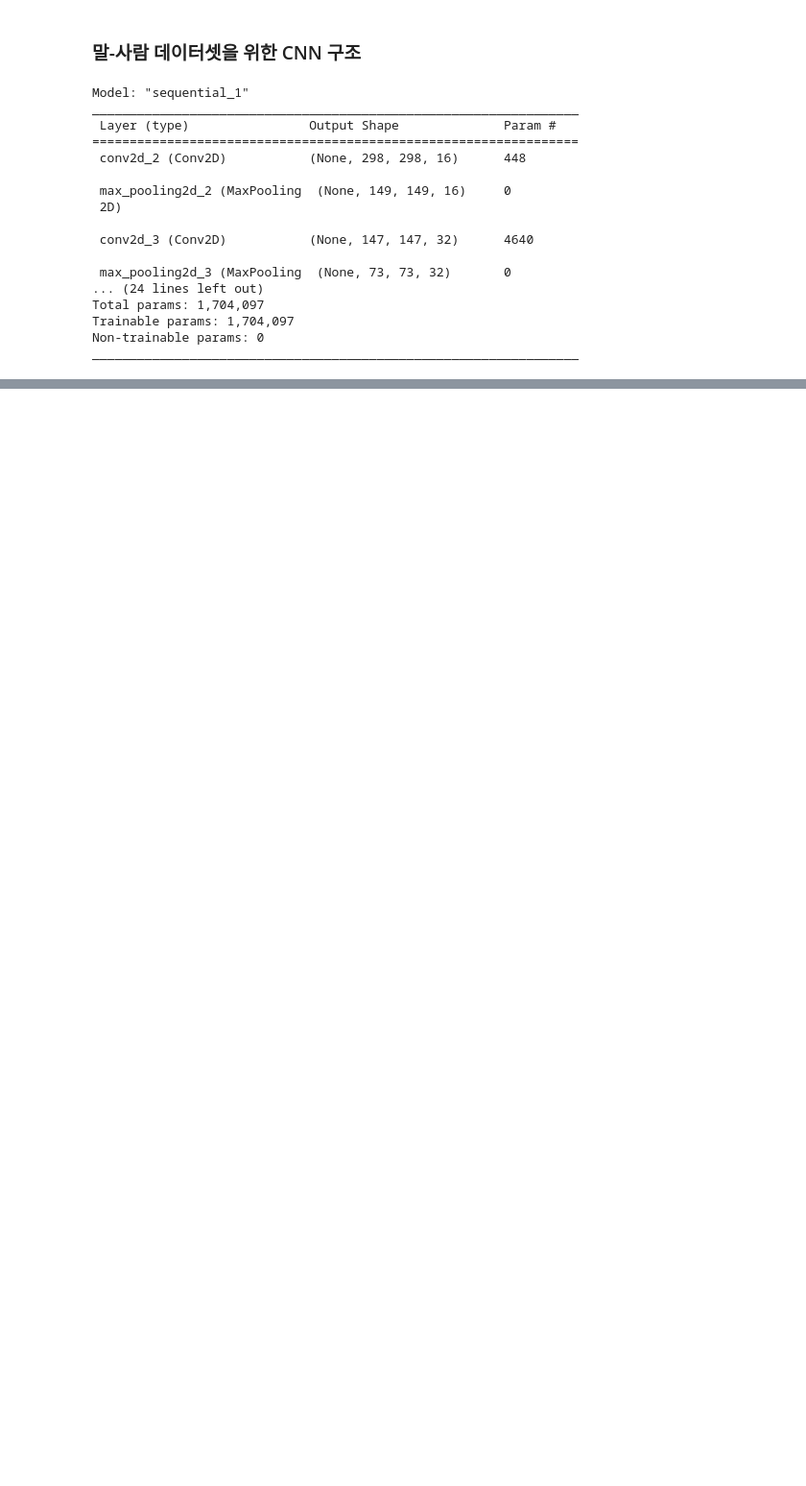
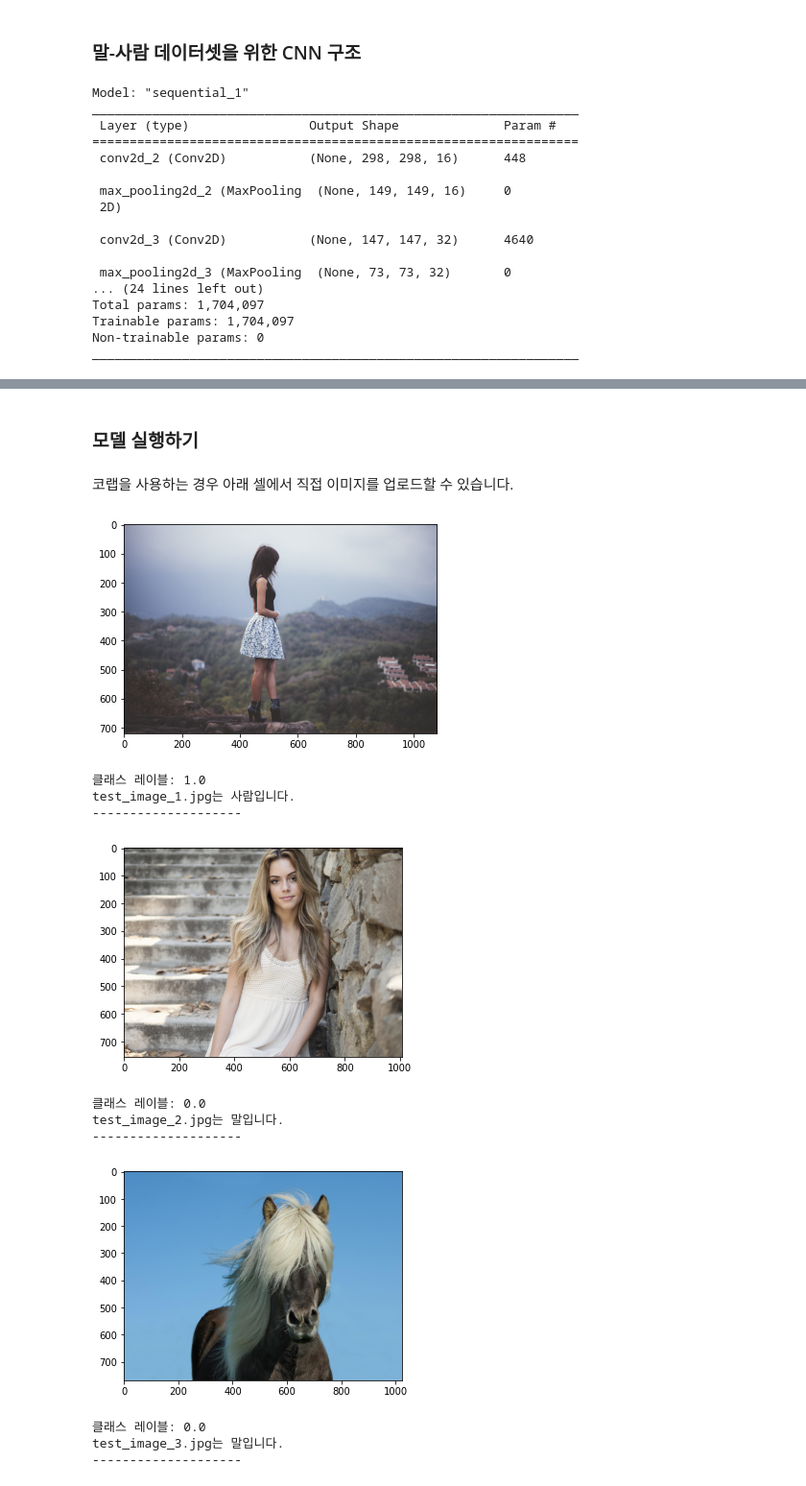
Before and after one commit to rickiepark/aiml4coders, a Jupyter notebook: ch03/03-1-fashion-mnist-with-cnn.ipynb, the cells around one changed output, grey strips where cells are left out. Shown: that part at 96% size. Cells and saved outputs as stored; diff of their text form; code cells hidden in the pictures; blank space fills up the shorter version.

```diff
--- a/ch03/03-1-fashion-mnist-with-cnn.ipynb
+++ b/ch03/03-1-fashion-mnist-with-cnn.ipynb
@@ -163,0 +234,61 @@ _________________________________________________________________
+# %% [markdown]
+### 모델 실행하기
+# %% [markdown]
+코랩을 사용하는 경우 아래 셀에서 직접 이미지를 업로드할 수 있습니다.
+# %%
+import sys
+
+# 코랩을 사용중인지 확인합니다.
+if 'google.colab' in sys.modules:
+    from google.colab import files
+    uploaded = files.upload()
+    test_images = ['/content/' + fn for fn in uploaded.keys()]
+
+    # 업로드된 파일이 없으면 깃허브에서 다운로드합니다.
+    if len(uploaded) < 1:
+      import gdown
+      base_url = 'https://github.com/rickiepark/aiml4coders/raw/main/ch03/'
+      for i in range(1,4):
+        gdown.download(base_url + 'test_image_{}.jpg'.format(i))
+      test_images = ['/content/test_image_{}.jpg'.format(i) for i in range(1,4)]
+
+# 로컬 컴퓨터면 ch03 폴더에 있는 이미지를 사용합니다.
+else:
+    test_images = ['test_image_{}.jpg'.format(i) for i in range(1,4)]
+# %%
+import numpy as np
+import matplotlib.pyplot as plt
+import matplotlib.image as mpimg
+from keras.preprocessing import image
+
+for fn in test_images:
+    # 이미지 출력
+    plt.imshow(mpimg.imread(fn))
+    plt.show()
+
+    # 이미지 불러오기
+    img = image.load_img(fn, target_size=(300, 300))
+    x = image.img_to_array(img)
+    x = np.expand_dims(x, axis=0)
+
+    classes = model.predict(x)
+
+    print('클래스 레이블:', classes[0][0])
+    if classes[0][0] > 0.5:
+      print(fn + "는 사람입니다.")
+    else:
+      print(fn + "는 말입니다.")
+    print('--------------------')
+# %% [output]
+[figure, added]
+클래스 레이블: 1.0
+test_image_1.jpg는 사람입니다.
+--------------------
+[figure, added]
+클래스 레이블: 0.0
+test_image_2.jpg는 말입니다.
+--------------------
+[figure, added]
+클래스 레이블: 0.0
+test_image_3.jpg는 말입니다.
+--------------------
```
Also changed, not shown: parts of 13 cells of this notebook.
